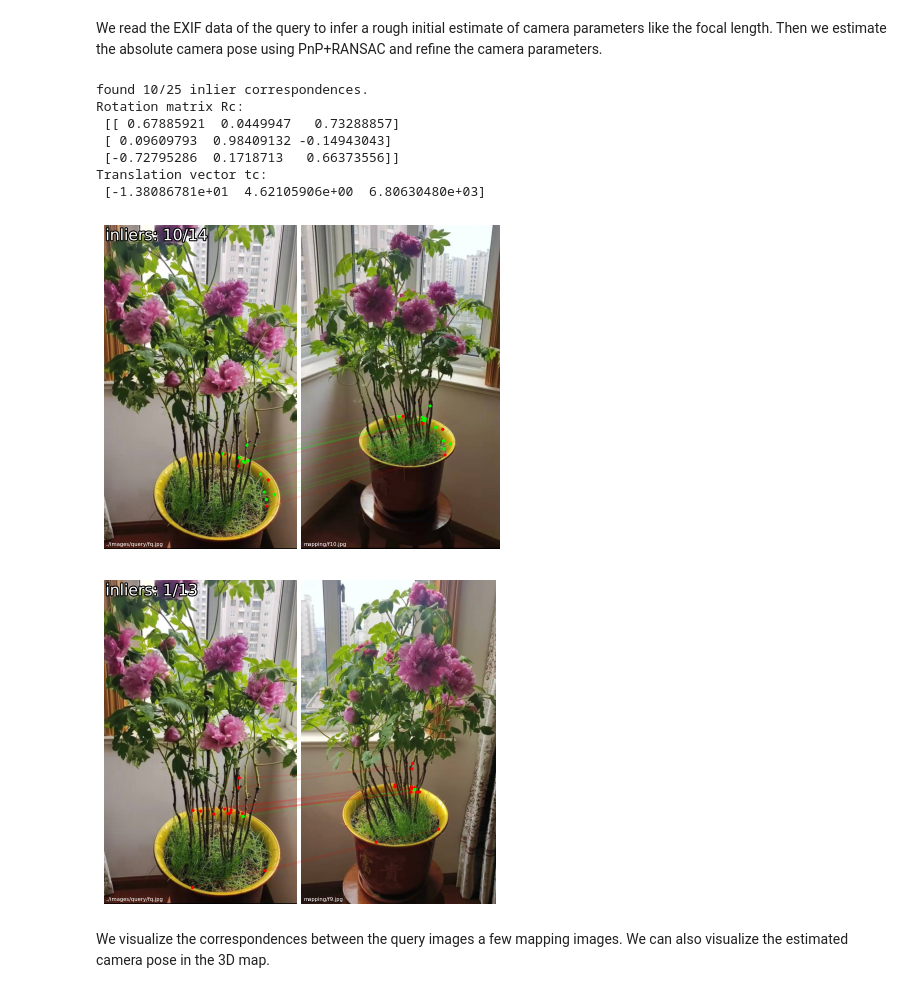
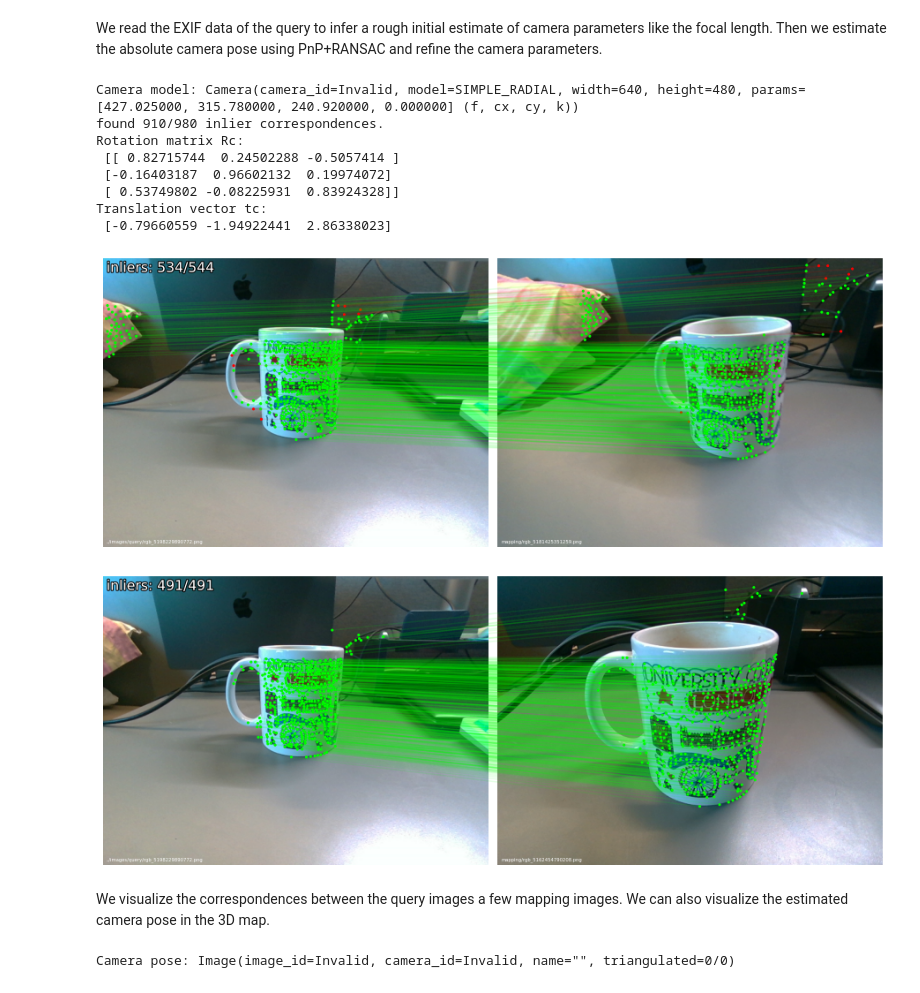
Before and after one commit to VModugno/ProPIF, a Jupyter notebook: scripts/demo_hloc.ipynb, the cells around one changed output. Saved outputs shown, nothing was run; the diff lists cells and outputs as text; code cells hidden in the pictures.

```diff
--- a/scripts/demo_hloc.ipynb
+++ b/scripts/demo_hloc.ipynb
@@ -92,6 +93,6 @@ visualization.visualize_sfm_2d(model, images, color_by='visibility', n=2)
 # Localization
 Now that we have a 3D map of the scene, we can localize any image.
 # %%
-query = '../images/query/fq.jpg'
+query = '../images/query/rgb_5198229890772.png'
 plot_images([read_image(query)], dpi=75)
 # %% [output]
@@ -119,42 +120,68 @@ We read the EXIF data of the query to infer a rough initial estimate of camera p
 # %%
 import pycolmap
 from hloc.localize_sfm import QueryLocalizer, pose_from_cluster
 import numpy as np
 
-camera = pycolmap.infer_camera_from_image(images / query)
+# camera = pycolmap.infer_camera_from_image(images / query)
+#! Camera intrinsics parameters
+width = 640
+height = 480
+fx = 427.35
+fy = 426.70
+cx = 315.78
+cy = 240.92
+p1 = -9.910068911267444e-05
+p2 = 0.0005152325029484928
+k1 = -0.05430128052830696
+k2 = 0.06029859557747841
+k3 = -0.01912565715610981
+
+
+camera = pycolmap.Camera(
+    model="SIMPLE_RADIAL",
+    width=width,
+    height=height,
+    params=[(fx + fy) / 2, cx, cy, 0.0]
+)
+print("Camera model:", camera)
+
 ref_ids = [model.find_image_with_name(n).image_id for n in references_registered]
 conf = {
     'estimation': {'ransac': {'max_error': 12}},
     'refinement': {'refine_focal_length': True, 'refine_extra_params': True},
 }
 localizer = QueryLocalizer(model, conf)
 ret, log = pose_from_cluster(localizer, query, camera, ref_ids, features, matches)
 
 print(f'found {ret["num_inliers"]}/{len(ret["inliers"])} inlier correspondences.')
 
 Rc = np.array(ret["cam_from_world"].rotation.matrix())
 tc = ret["cam_from_world"].translation
 
 print("Rotation matrix Rc:\n", Rc)
 print("Translation vector tc:\n", tc)
 visualization.visualize_loc_from_log(images, query, log, model)
 # %% [output]
-found 10/25 inlier correspondences.
+Camera model: Camera(camera_id=Invalid, model=SIMPLE_RADIAL, width=640, height=480, params=[427.025000, 315.780000, 240.920000, 0.000000] (f, cx, cy, k))
+found 910/980 inlier correspondences.
 Rotation matrix Rc:
- [[ 0.67885921  0.0449947   0.73288857]
- [ 0.09609793  0.98409132 -0.14943043]
- [-0.72795286  0.1718713   0.66373556]]
+ [[ 0.82715744  0.24502288 -0.5057414 ]
+ [-0.16403187  0.96602132  0.19974072]
+ [ 0.53749802 -0.08225931  0.83924328]]
 Translation vector tc:
- [-1.38086781e+01  4.62105906e+00  6.80630480e+03]
+ [-0.79660559 -1.94922441  2.86338023]
-[figure, old version]
+[figure, new version]
-[figure, old version]
+[figure, new version]
 # %% [markdown]
 We visualize the correspondences between the query images a few mapping images. We can also visualize the estimated camera pose in the 3D map.
 # %%
 pose = pycolmap.Image(cam_from_world=ret['cam_from_world'])
+print("Camera pose:", pose)
 viz_3d.plot_camera_colmap(fig, pose, camera, color='rgba(0,255,0,0.5)', name=query, fill=True)
 # visualize 2D-3D correspodences
 import numpy as np
 inl_3d = np.array([model.points3D[pid].xyz for pid in np.array(log['points3D_ids'])[ret['inliers']]])
 viz_3d.plot_points(fig, inl_3d, color="lime", ps=1, name=query)
 fig.show()
+# %% [output]
+Camera pose: Image(image_id=Invalid, camera_id=Invalid, name="", triangulated=0/0)
```
Also changed, not shown: parts of 6 cells of this notebook, 1 other file.
